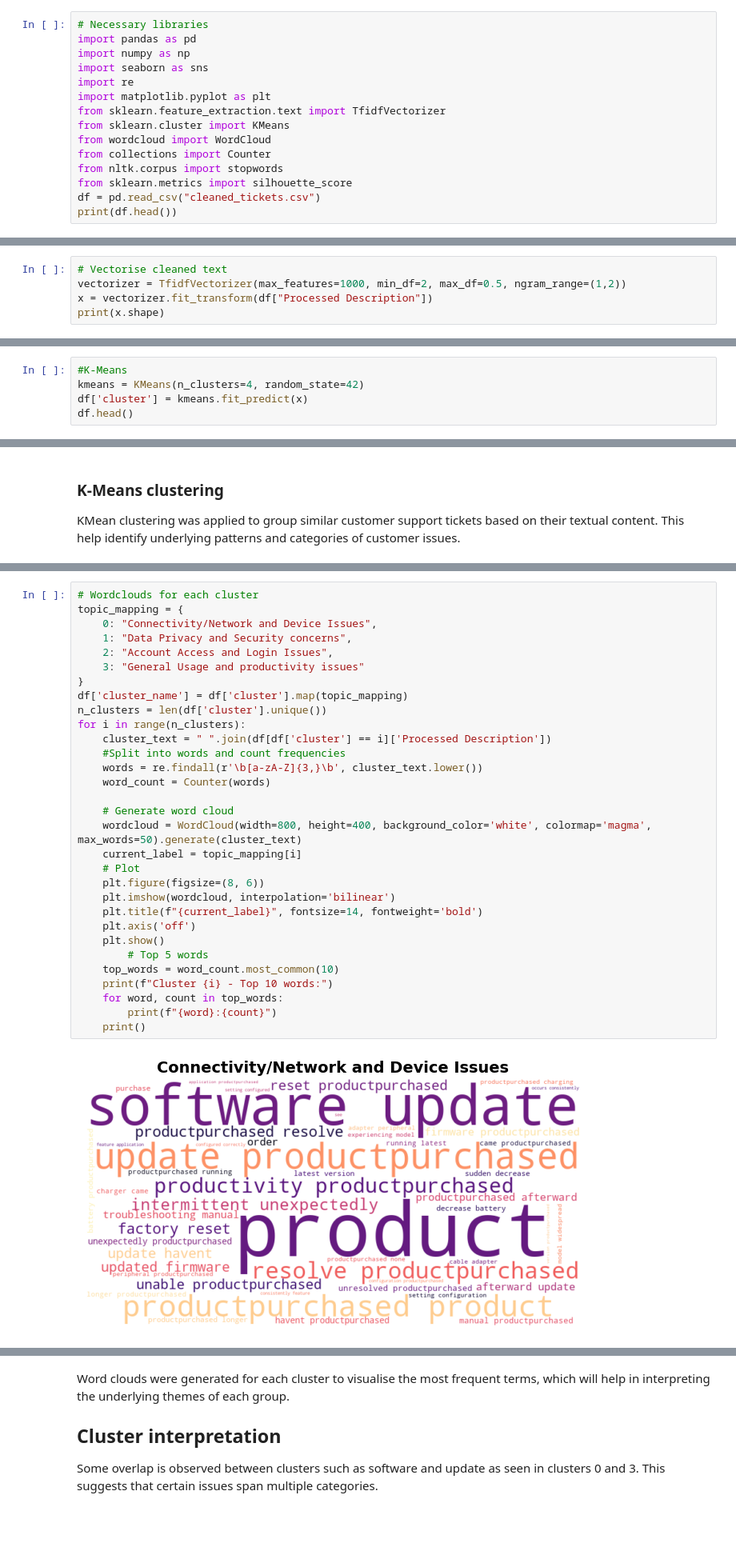
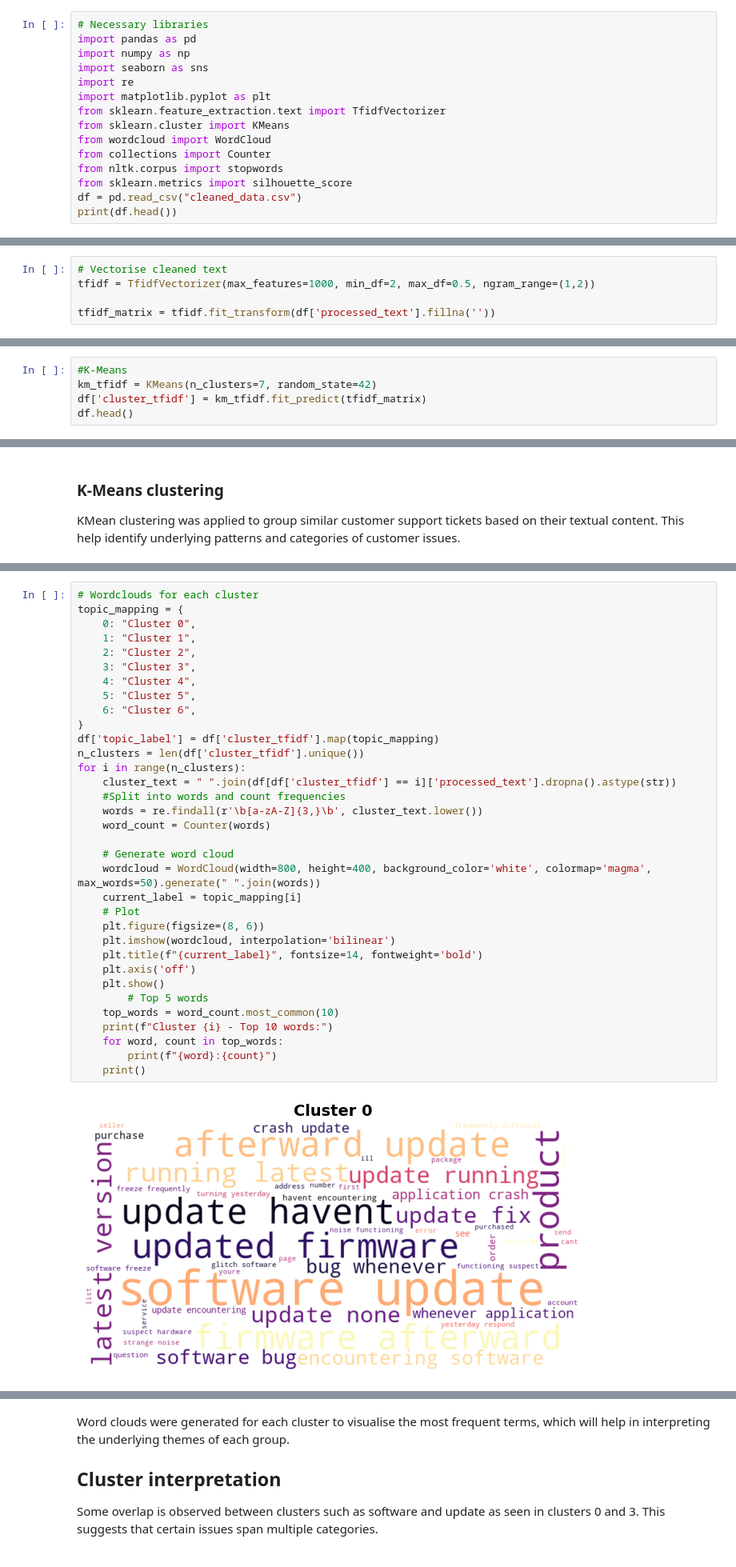
Before and after one commit to Razan-88/TextAnalytics-CW-Task4, a Jupyter notebook: research_notebooks/TFIDF_SentenceEmbeddings_KMeans.ipynb, the cells around one changed output, grey strips where cells are left out. Shown at 80% size. Saved outputs shown, nothing was run; the diff lists cells and outputs as text; blank space fills up the shorter version.

```diff
--- a/research_notebooks/TFIDF_SentenceEmbeddings_KMeans.ipynb
+++ b/research_notebooks/TFIDF_SentenceEmbeddings_KMeans.ipynb
@@ -17,7 +17,7 @@ from wordcloud import WordCloud
 from collections import Counter
 from nltk.corpus import stopwords
 from sklearn.metrics import silhouette_score
-df = pd.read_csv("cleaned_tickets.csv")
+df = pd.read_csv("cleaned_data.csv")
 print(df.head())
 # %% [output]
    Ticket ID        Customer Name              Customer Email  Customer Age  \
@@ -40,5 +44,5 @@ print(df.head())
 # %%
 # Vectorise cleaned text
-vectorizer = TfidfVectorizer(max_features=1000, min_df=2, max_df=0.5, ngram_range=(1,2))
-x = vectorizer.fit_transform(df["Processed Description"])
-print(x.shape)
+tfidf = TfidfVectorizer(max_features=1000, min_df=2, max_df=0.5, ngram_range=(1,2))
+
+tfidf_matrix = tfidf.fit_transform(df['processed_text'].fillna(''))
@@ -49,8 +51,8 @@ print(x.shape)
 The clean data was converted into numerical format using IF-IDF vectorisation. This allows for processing the text data by representing each document as a vector of features
 # %%
 #K-Means
-kmeans = KMeans(n_clusters=4, random_state=42)
-df['cluster'] = kmeans.fit_predict(x)
+km_tfidf = KMeans(n_clusters=7, random_state=42)
+df['cluster_tfidf'] = km_tfidf.fit_predict(tfidf_matrix)
 df.head()
 # %% [output]
 |  | Ticket ID | Customer Name | Customer Email | Customer Age | Customer Gender | Product Purchased | ... |
@@ -65,34 +80,37 @@ KMean clustering was applied to group similar customer support tickets based on
 # %%
 # Wordclouds for each cluster
 topic_mapping = {
-    0: "Connectivity/Network and Device Issues",
-    1: "Data Privacy and Security concerns",
-    2: "Account Access and Login Issues",
-    3: "General Usage and productivity issues"
+    0: "Cluster 0",
+    1: "Cluster 1",
+    2: "Cluster 2",
+    3: "Cluster 3",
+    4: "Cluster 4",
+    5: "Cluster 5",
+    6: "Cluster 6",
 }
-df['cluster_name'] = df['cluster'].map(topic_mapping)
-n_clusters = len(df['cluster'].unique())
+df['topic_label'] = df['cluster_tfidf'].map(topic_mapping)
+n_clusters = len(df['cluster_tfidf'].unique())
 for i in range(n_clusters):
-    cluster_text = " ".join(df[df['cluster'] == i]['Processed Description'])
+    cluster_text = " ".join(df[df['cluster_tfidf'] == i]['processed_text'].dropna().astype(str))
     #Split into words and count frequencies
     words = re.findall(r'\b[a-zA-Z]{3,}\b', cluster_text.lower())
     word_count = Counter(words)
 
     # Generate word cloud
-    wordcloud = WordCloud(width=800, height=400, background_color='white', colormap='magma', max_words=50).generate(cluster_text)
+    wordcloud = WordCloud(width=800, height=400, background_color='white', colormap='magma', max_words=50).generate(" ".join(words))
     current_label = topic_mapping[i]
     # Plot
     plt.figure(figsize=(8, 6))
     plt.imshow(wordcloud, interpolation='bilinear')
     plt.title(f"{current_label}", fontsize=14, fontweight='bold')
     plt.axis('off')
     plt.show()
         # Top 5 words
     top_words = word_count.most_common(10)
     print(f"Cluster {i} - Top 10 words:")
     for word, count in top_words:
         print(f"{word}:{count}")
     print()
 # %% [output]
-[figure, old version]
+[figure, new version]
 Cluster 0 - Top 10 words:
```
Also changed, not shown: parts of 13 cells of this notebook.
